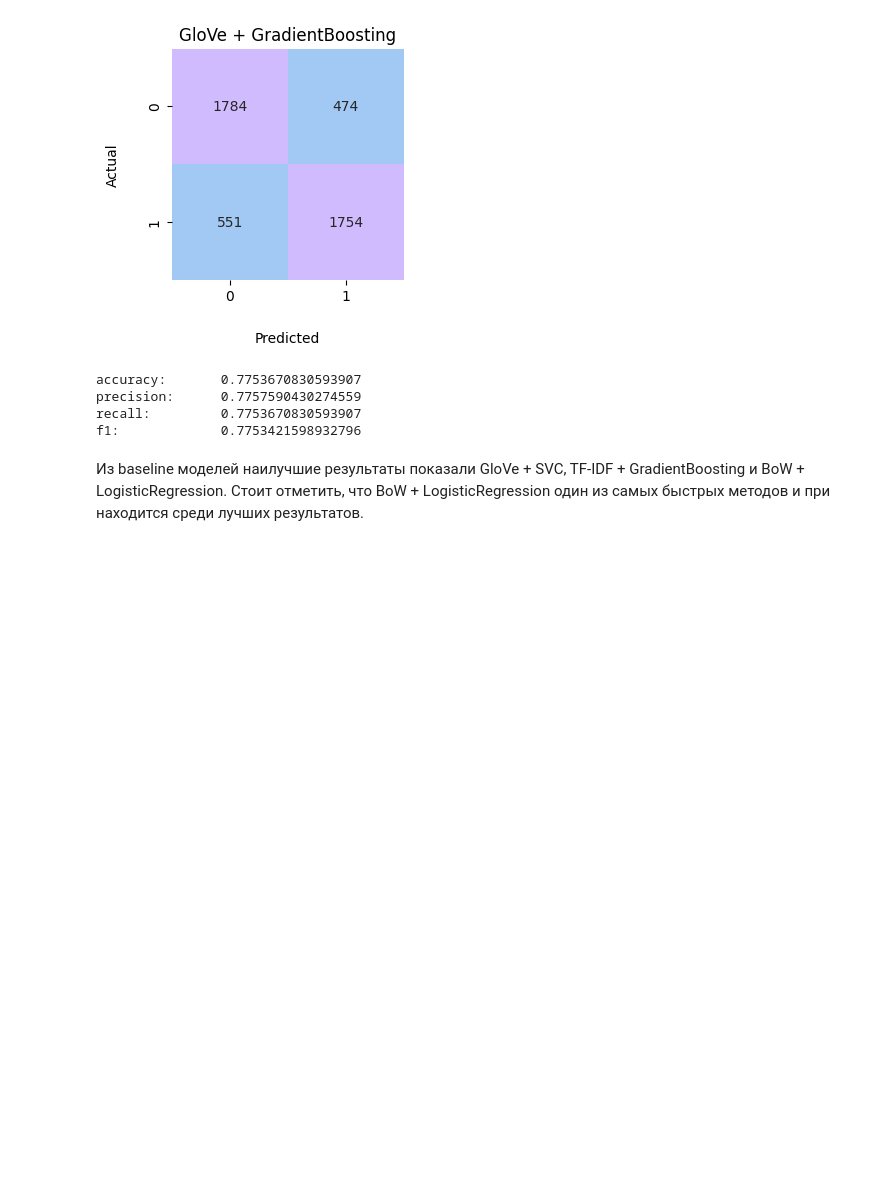
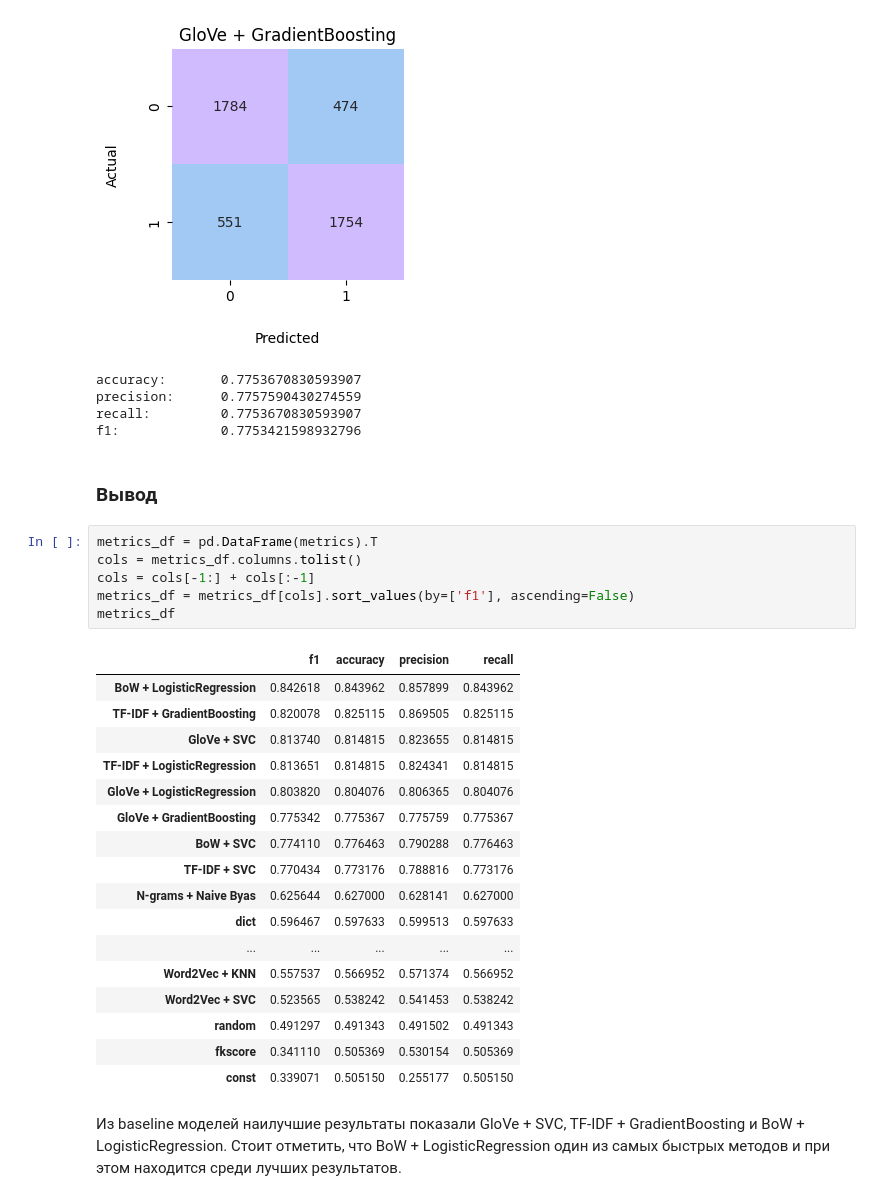
Before and after one commit to hse-toxic/toxiccc, a Jupyter notebook: baseline/shtakin/baseline.ipynb, the cells around one changed output. Cells and saved outputs as stored; diff of their text form; blank space fills up the shorter version.

```diff
--- a/baseline/shtakin/baseline.ipynb
+++ b/baseline/shtakin/baseline.ipynb
@@ -684,5 +693,31 @@ accuracy:       0.7753670830593907
 precision:      0.7757590430274559
 recall:         0.7753670830593907
 f1:             0.7753421598932796
+# %% [markdown]
+### Вывод
+# %%
+metrics_df = pd.DataFrame(metrics).T
+cols = metrics_df.columns.tolist()
+cols = cols[-1:] + cols[:-1]
+metrics_df = metrics_df[cols].sort_values(by=['f1'], ascending=False)
+metrics_df
+# %% [output]
+|  | f1 | accuracy | precision | recall |
+| BoW + LogisticRegression | 0.842618 | 0.843962 | 0.857899 | 0.843962 |
+| TF-IDF + GradientBoosting | 0.820078 | 0.825115 | 0.869505 | 0.825115 |
+| GloVe + SVC | 0.813740 | 0.814815 | 0.823655 | 0.814815 |
+| TF-IDF + LogisticRegression | 0.813651 | 0.814815 | 0.824341 | 0.814815 |
+| GloVe + LogisticRegression | 0.803820 | 0.804076 | 0.806365 | 0.804076 |
+| GloVe + GradientBoosting | 0.775342 | 0.775367 | 0.775759 | 0.775367 |
+| BoW + SVC | 0.774110 | 0.776463 | 0.790288 | 0.776463 |
+| TF-IDF + SVC | 0.770434 | 0.773176 | 0.788816 | 0.773176 |
+| N-grams + Naive Byas | 0.625644 | 0.627000 | 0.628141 | 0.627000 |
+| dict | 0.596467 | 0.597633 | 0.599513 | 0.597633 |
+| ... | ... | ... | ... | ... |
+| Word2Vec + KNN | 0.557537 | 0.566952 | 0.571374 | 0.566952 |
+| Word2Vec + SVC | 0.523565 | 0.538242 | 0.541453 | 0.538242 |
+| random | 0.491297 | 0.491343 | 0.491502 | 0.491343 |
+| fkscore | 0.341110 | 0.505369 | 0.530154 | 0.505369 |
+| const | 0.339071 | 0.505150 | 0.255177 | 0.505150 |
 # %% [markdown]
-Из baseline моделей наилучшие результаты показали GloVe + SVC, TF-IDF + GradientBoosting и BoW + LogisticRegression. Стоит отметить, что BoW + LogisticRegression один из самых быстрых методов и при находится среди лучших результатов.
+Из baseline моделей наилучшие результаты показали GloVe + SVC, TF-IDF + GradientBoosting и BoW + LogisticRegression. Стоит отметить, что BoW + LogisticRegression один из самых быстрых методов и при этом находится среди лучших результатов.
```
Also changed, not shown: parts of 8 cells of this notebook.
